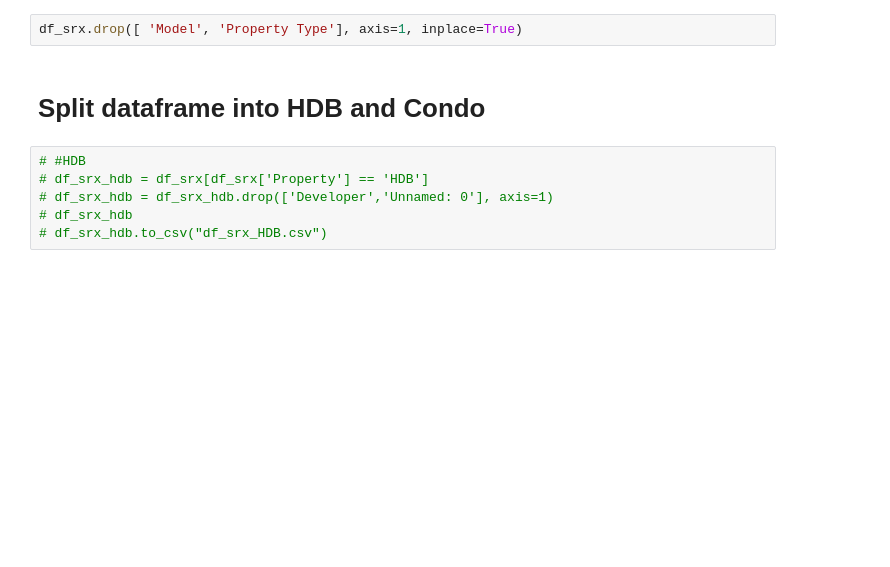
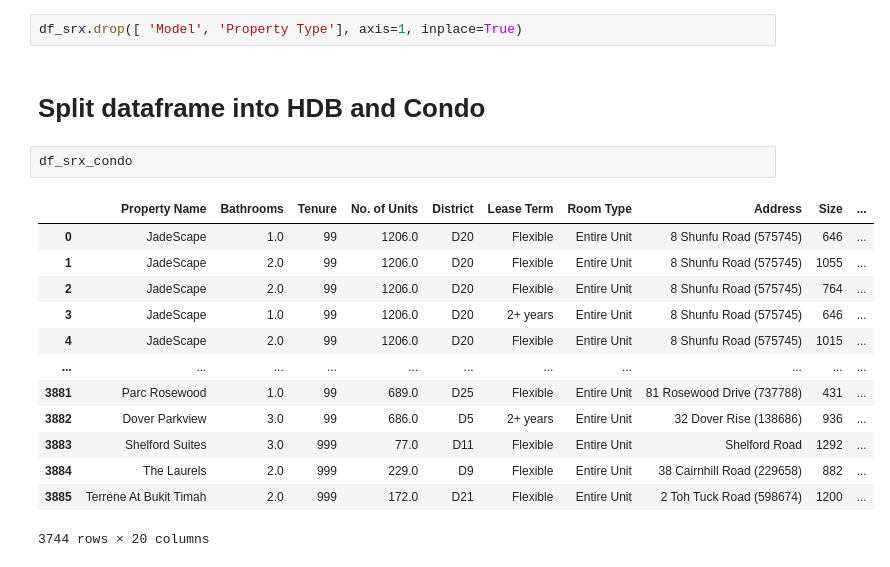
Before and after one commit to cocoy02/IS4242_Group11_Rental_Price_Prediction, a Jupyter notebook: 2_Data Preprocessing.ipynb, the cells around one changed output. Cells and saved outputs as stored; diff of their text form; blank space fills up the shorter version.

```diff
--- a/2_Data Preprocessing.ipynb
+++ b/2_Data Preprocessing.ipynb
@@ -685,9 +685,19 @@ df_srx.describe()
 df_srx.drop([ 'Model', 'Property Type'], axis=1, inplace=True)
 # %% [markdown]
 # Split dataframe into HDB and Condo
-# %%
-# #HDB
-# df_srx_hdb = df_srx[df_srx['Property'] == 'HDB']
-# df_srx_hdb = df_srx_hdb.drop(['Developer','Unnamed: 0'], axis=1)
-# df_srx_hdb
-# df_srx_hdb.to_csv("df_srx_HDB.csv")
+# %%
+df_srx_condo
+# %% [output]
+|  | Property Name | Bathrooms | Tenure | No. of Units | District | Lease Term | Room Type | Address | Size | ... |
+| 0 | JadeScape | 1.0 | 99 | 1206.0 | D20 | Flexible | Entire Unit | 8 Shunfu Road (575745) | 646 | ... |
+| 1 | JadeScape | 2.0 | 99 | 1206.0 | D20 | Flexible | Entire Unit | 8 Shunfu Road (575745) | 1055 | ... |
+| 2 | JadeScape | 2.0 | 99 | 1206.0 | D20 | Flexible | Entire Unit | 8 Shunfu Road (575745) | 764 | ... |
+| 3 | JadeScape | 1.0 | 99 | 1206.0 | D20 | 2+ years | Entire Unit | 8 Shunfu Road (575745) | 646 | ... |
+| 4 | JadeScape | 2.0 | 99 | 1206.0 | D20 | Flexible | Entire Unit | 8 Shunfu Road (575745) | 1015 | ... |
+| ... | ... | ... | ... | ... | ... | ... | ... | ... | ... | ... |
+| 3881 | Parc Rosewood | 1.0 | 99 | 689.0 | D25 | Flexible | Entire Unit | 81 Rosewood Drive (737788) | 431 | ... |
+| 3882 | Dover Parkview | 3.0 | 99 | 686.0 | D5 | 2+ years | Entire Unit | 32 Dover Rise (138686) | 936 | ... |
+| 3883 | Shelford Suites | 3.0 | 999 | 77.0 | D11 | Flexible | Entire Unit | Shelford Road | 1292 | ... |
+| 3884 | The Laurels | 2.0 | 999 | 229.0 | D9 | Flexible | Entire Unit | 38 Cairnhill Road (229658) | 882 | ... |
+| 3885 | Terrene At Bukit Timah | 2.0 | 999 | 172.0 | D21 | Flexible | Entire Unit | 2 Toh Tuck Road (598674) | 1200 | ... |
+3744 rows × 20 columns
```
Also changed, not shown: parts of 33 cells of this notebook, 2 other files.
